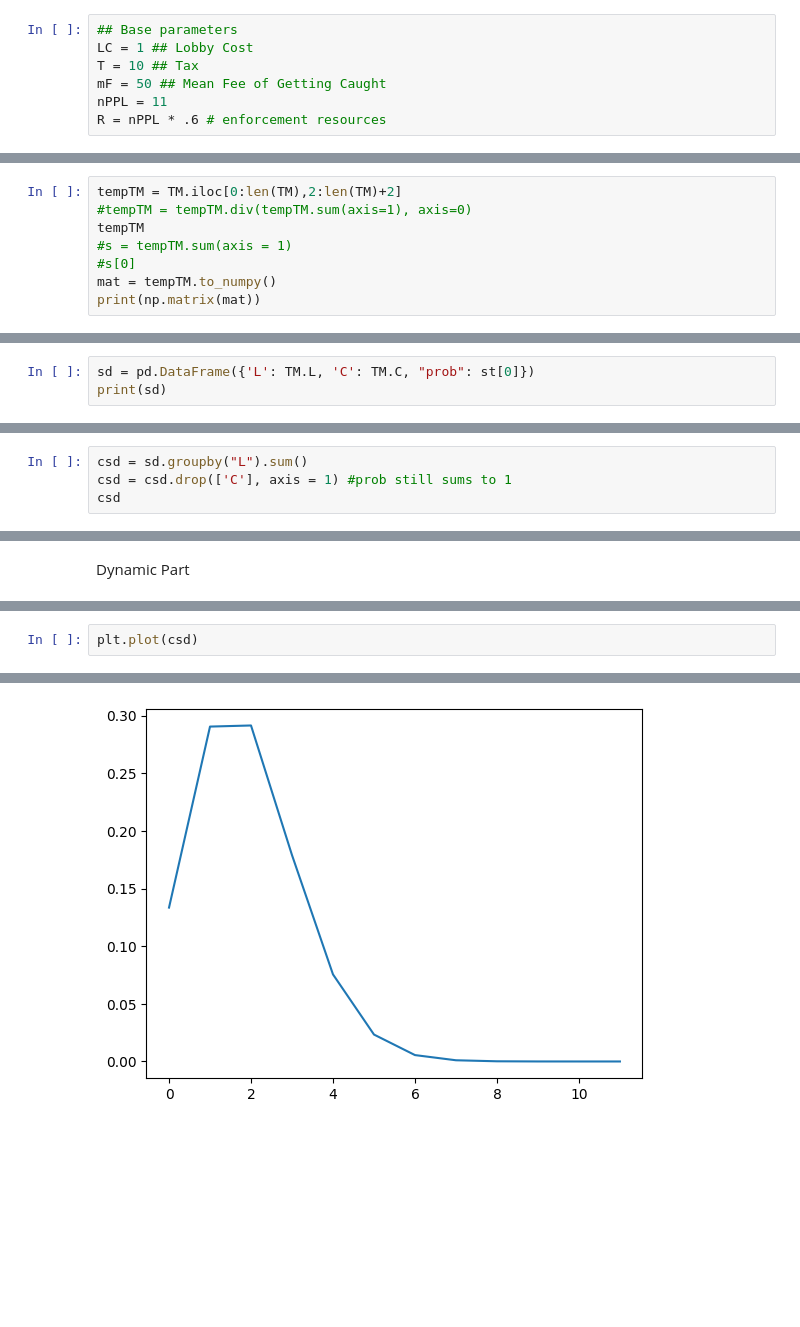
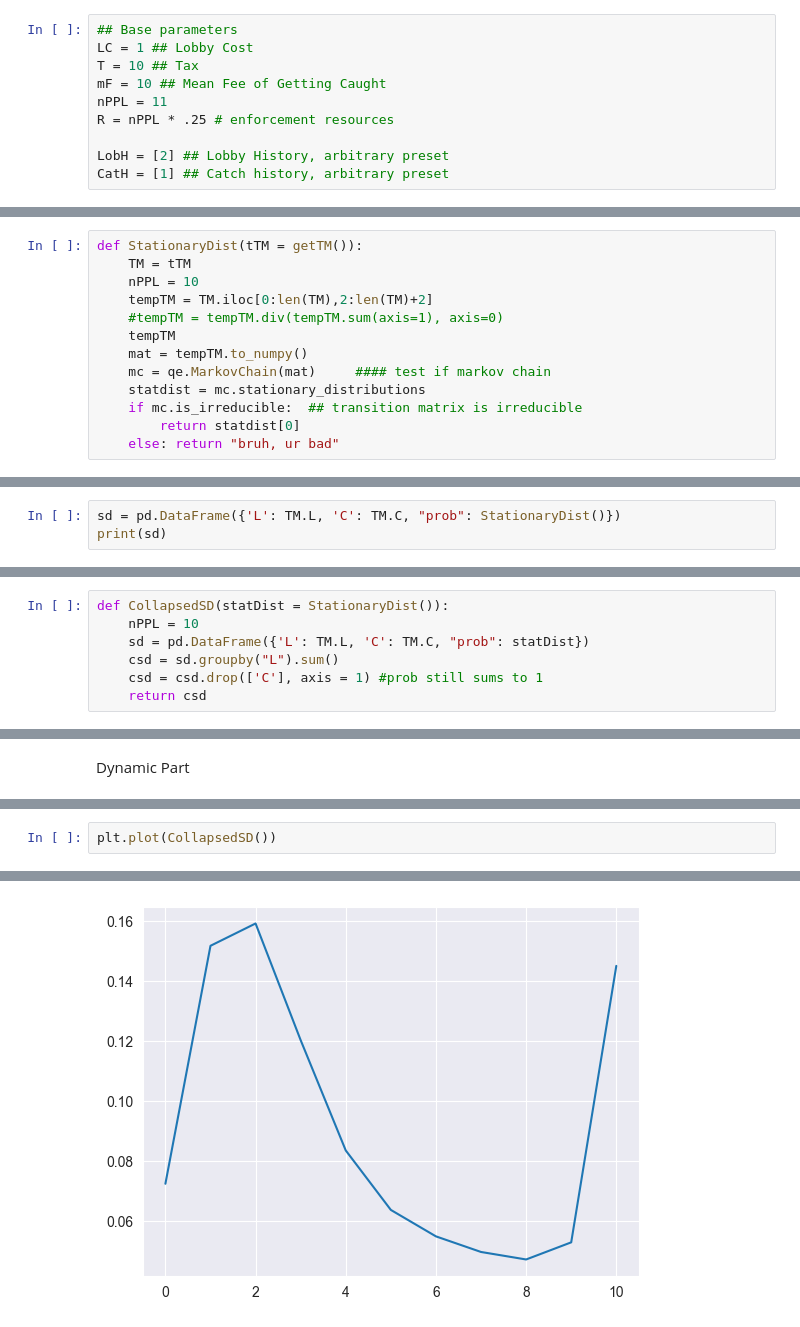
Before and after one commit to JTayMilli/391X, a Jupyter notebook: Boring.ipynb, the cells around one changed output, grey strips where cells are left out. Drawn from its saved outputs; the diff is of its cells as text; blank space fills up the shorter version.

```diff
--- a/Boring.ipynb
+++ b/Boring.ipynb
@@ -19,6 +18,9 @@ Decimal('2')
 ## Base parameters
 LC = 1 ## Lobby Cost
 T = 10 ## Tax
-mF = 50 ## Mean Fee of Getting Caught
+mF = 10 ## Mean Fee of Getting Caught
 nPPL = 11
-R = nPPL * .6 # enforcement resources
+R = nPPL * .25 # enforcement resources
+
+LobH = [2] ## Lobby History, arbitrary preset
+CatH = [1] ## Catch history, arbitrary preset
@@ -206,8 +224,13 @@ s[0]
 # %%
-tempTM = TM.iloc[0:len(TM),2:len(TM)+2]
-#tempTM = tempTM.div(tempTM.sum(axis=1), axis=0)
-tempTM
-#s = tempTM.sum(axis = 1)
-#s[0]
-mat = tempTM.to_numpy()
-print(np.matrix(mat))
+def StationaryDist(tTM = getTM()):
+    TM = tTM
+    nPPL = 10
+    tempTM = TM.iloc[0:len(TM),2:len(TM)+2]
+    #tempTM = tempTM.div(tempTM.sum(axis=1), axis=0)
+    tempTM
+    mat = tempTM.to_numpy()
+    mc = qe.MarkovChain(mat)     #### test if markov chain
+    statdist = mc.stationary_distributions
+    if mc.is_irreducible:  ## transition matrix is irreducible
+        return statdist[0]
+    else: return "bruh, ur bad"
@@ -265,7 +296,7 @@ st2[0] - st[0]
 # %% [output]
 '\nst2 = mat\nfor i in range(0,100):\n    st2 = np.matmul(st2,st2)\n    st2 = st2/st2.sum(axis=1)\n    \nst2[0] - st[0]\n'
 # %%
-sd = pd.DataFrame({'L': TM.L, 'C': TM.C, "prob": st[0]})
+sd = pd.DataFrame({'L': TM.L, 'C': TM.C, "prob": StationaryDist()})
 print(sd)
 # %% [output]
      L   C          prob
@@ -285,4 +316,7 @@ print(sd)
 # %%
-csd = sd.groupby("L").sum()
-csd = csd.drop(['C'], axis = 1) #prob still sums to 1
-csd
+def CollapsedSD(statDist = StationaryDist()):
+    nPPL = 10
+    sd = pd.DataFrame({'L': TM.L, 'C': TM.C, "prob": statDist})
+    csd = sd.groupby("L").sum()
+    csd = csd.drop(['C'], axis = 1) #prob still sums to 1
+    return csd
@@ -377,8 +418,8 @@ plt.hist(LobH)
 # %%
-plt.plot(csd)
+plt.plot(CollapsedSD())
 # %% [output]
 [<matplotlib.lines.Line2D at 0x...>]
-[figure, old version]
+[figure, new version]
 # %%
 plt.hist(CatH)
 # %% [output]
```
Also changed, not shown: parts of 40 cells of this notebook.
